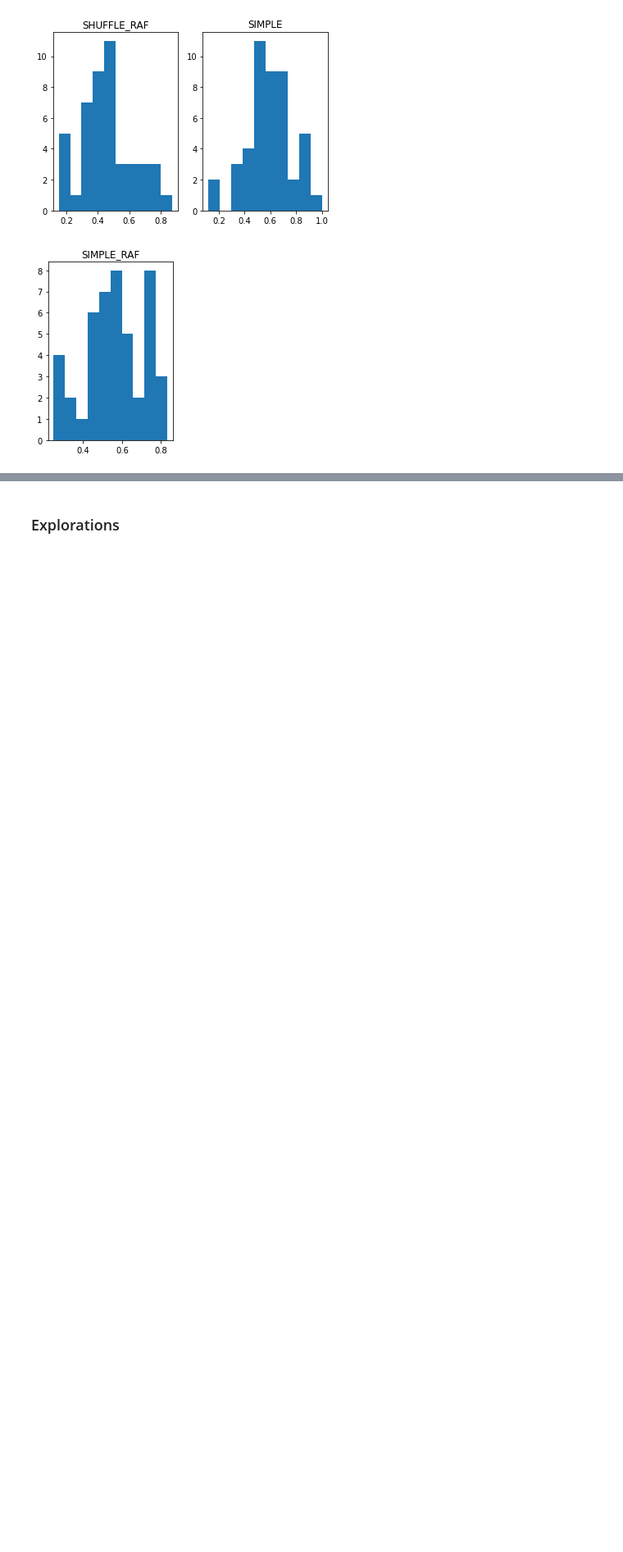
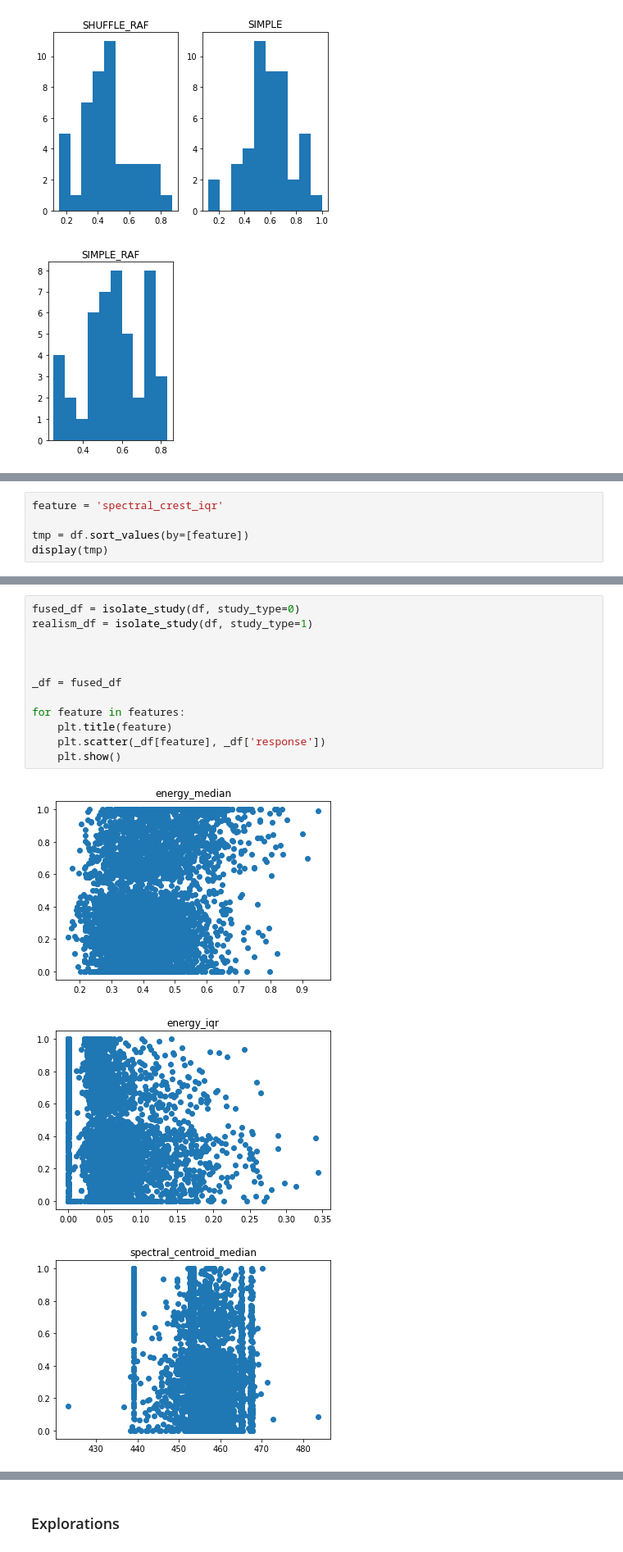
Before and after one commit to maxsolomonhenry/amp_mod, a Jupyter notebook: data/experimental_data_analysis.ipynb, the cells around one changed output, grey strips where cells are left out. Shown at 82% size. Cells and saved outputs as stored; diff of their text form; blank space fills up the shorter version.

```diff
--- a/data/experimental_data_analysis.ipynb
+++ b/data/experimental_data_analysis.ipynb
@@ -286,0 +408,5 @@ Condition: RAG
+# %%
+feature = 'spectral_crest_iqr'
+
+tmp = df.sort_values(by=[feature])
+display(tmp)
@@ -286,0 +430,16 @@ Condition: RAG
+# %%
+fused_df = isolate_study(df, study_type=0)
+realism_df = isolate_study(df, study_type=1)
+
+
+
+_df = fused_df
+
+for feature in features:
+    plt.title(feature)
+    plt.scatter(_df[feature], _df['response'])
+    plt.show()
+# %% [output]
+[figure, added]
+[figure, added]
+[figure, added]
```
Also changed, not shown: parts of 10 cells of this notebook, 4 other files.
